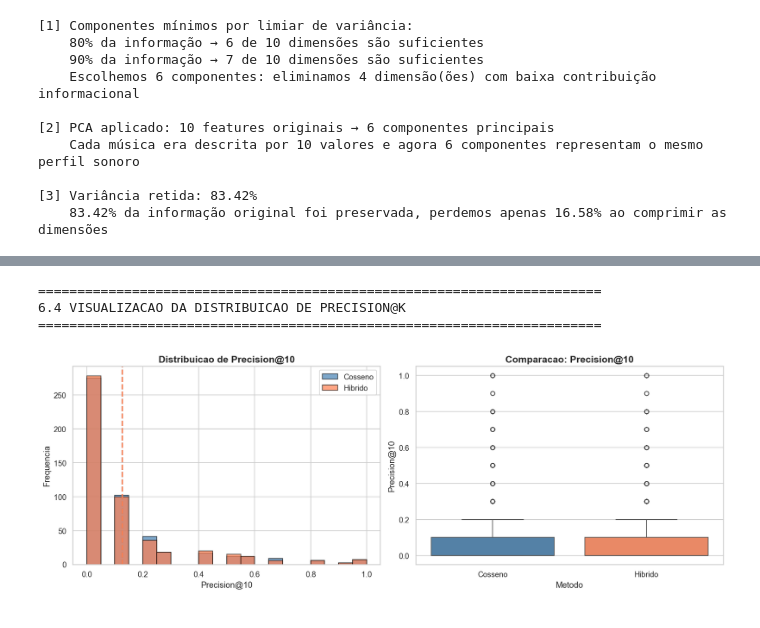
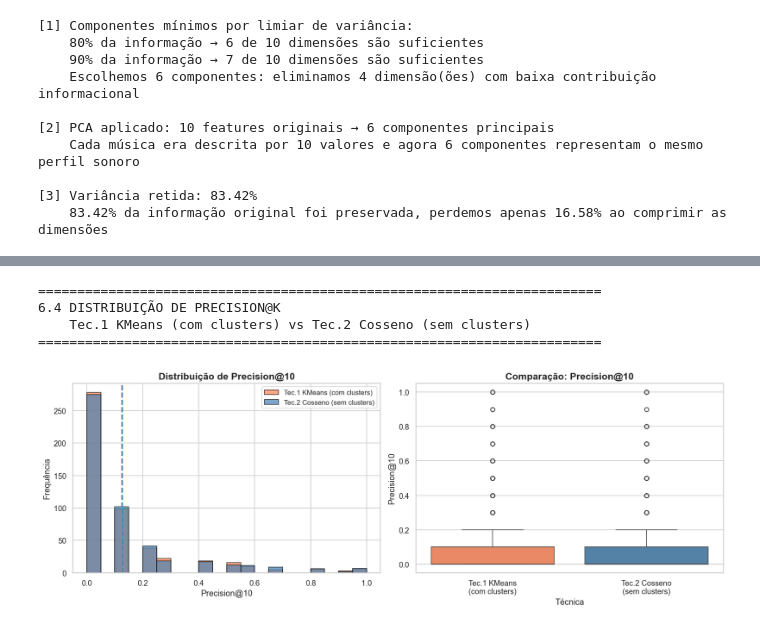
Before and after one commit to jmachadogui/analise-spotify, a Jupyter notebook: Tópicos_IV_Relatório_Mineração_Dados_Recomendação_Spotify.ipynb, the cells around one changed output, grey strips where cells are left out. Drawn from its saved outputs; the diff is of its cells as text; code cells hidden in the pictures.

```diff
--- a/Tópicos_IV_Relatório_Mineração_Dados_Recomendação_Spotify.ipynb
+++ b/Tópicos_IV_Relatório_Mineração_Dados_Recomendação_Spotify.ipynb
@@ -1197,7 +1587,7 @@ Como não possuímos feedback explícito de usuários, adotamos a estratégia am
 # 6.2 Avaliação quantitativa: Precision@K e Intra-List Similarity
 # ============================================================
 print("=" * 72)
-print("6.2 AVALIACAO QUANTITATIVA: PRECISION@K E INTRA-LIST SIMILARITY")
+print("6.2 AVALIAÇÃO QUANTITATIVA: PRECISION@K E INTRA-LIST SIMILARITY")
 print("=" * 72)
 
 
@@ -1244,16 +1634,18 @@ def evaluate_precision_at_k(
     return np.array(precisions), np.array(intra_similarities)
 
 
-print("[1] Avaliando Similaridade de Cosseno (pode levar alguns segundos)...")
+print("[1] Avaliando Técnica 1: KMeans (filtra por cluster + dist. Euclidiana)...")
+prec_kmeans, intra_kmeans = evaluate_precision_at_k(
+    recommend_kmeans, df, X_scaled, sample_size=500, top_n=10
+)
+
+print("[2] Avaliando Técnica 2: Cosseno (catálogo completo, SEM clusters)...")
 prec_cosine, intra_cosine = evaluate_precision_at_k(
     recommend_cosine, df, X_scaled, sample_size=500, top_n=10
 )
 
-print("[2] Avaliando metodo Hibrido (Cluster + Cosseno)...")
-prec_hybrid, intra_hybrid = evaluate_precision_at_k(
-    recommend_hybrid, df, X_scaled, sample_size=500, top_n=10
-)
-
-print("\n[3] Avaliacao concluida!")
+print("\n[3] Avaliação concluída!")
+print(f"    Tec.1 KMeans — Precision@10 média: {prec_kmeans.mean():.4f}")
+print(f"    Tec.2 Cosseno — Precision@10 média: {prec_cosine.mean():.4f}")
 # %% [output]
 ========================================================================
@@ -1323,54 +1747,62 @@ Intra-List Similarity (media)  0.9330                    0.9316
 # 6.4 Visualização da distribuição de Precision@K
 # ============================================================
 print("=" * 72)
-print("6.4 VISUALIZACAO DA DISTRIBUICAO DE PRECISION@K")
+print("6.4 DISTRIBUIÇÃO DE PRECISION@K")
+print("    Tec.1 KMeans (com clusters) vs Tec.2 Cosseno (sem clusters)")
 print("=" * 72)
 
 fig, axes = plt.subplots(1, 2, figsize=(14, 5))
 
 # Histogramas sobrepostos
 axes[0].hist(
+    prec_kmeans,
+    bins=20,
+    alpha=0.7,
+    color="coral",
+    label="Tec.1 KMeans (com clusters)",
+    edgecolor="black",
+)
+axes[0].hist(
     prec_cosine,
     bins=20,
     alpha=0.7,
     color="steelblue",
-    label="Cosseno",
+    label="Tec.2 Cosseno (sem clusters)",
     edgecolor="black",
 )
-axes[0].hist(
-    prec_hybrid, bins=20, alpha=0.7, color="coral", label="Hibrido", edgecolor="black"
-)
+axes[0].axvline(prec_kmeans.mean(), color="coral", linestyle="--", linewidth=2)
 axes[0].axvline(prec_cosine.mean(), color="steelblue", linestyle="--", linewidth=2)
-axes[0].axvline(prec_hybrid.mean(), color="coral", linestyle="--", linewidth=2)
 axes[0].set_xlabel("Precision@10", fontsize=12)
-axes[0].set_ylabel("Frequencia", fontsize=12)
-axes[0].set_title("Distribuicao de Precision@10", fontsize=14, fontweight="bold")
-axes[0].legend(fontsize=11)
+axes[0].set_ylabel("Frequência", fontsize=12)
+axes[0].set_title("Distribuição de Precision@10", fontsize=14, fontweight="bold")
+axes[0].legend(fontsize=10)
 
 # Boxplot comparativo
 data_box = pd.DataFrame(
     {
-        "Precision@10": np.concatenate([prec_cosine, prec_hybrid]),
-        "Metodo": ["Cosseno"] * len(prec_cosine) + ["Hibrido"] * len(prec_hybrid),
+        "Precision@10": np.concatenate([prec_kmeans, prec_cosine]),
+        "Técnica": ["Tec.1 KMeans\n(com clusters)"] * len(prec_kmeans)
+        + ["Tec.2 Cosseno\n(sem clusters)"] * len(prec_cosine),
     }
 )
 sns.boxplot(
     data=data_box,
-    x="Metodo",
+    x="Técnica",
     y="Precision@10",
     ax=axes[1],
-    palette=["steelblue", "coral"],
+    palette=["coral", "steelblue"],
 )
-axes[1].set_title("Comparacao: Precision@10", fontsize=14, fontweight="bold")
+axes[1].set_title("Comparação: Precision@10", fontsize=14, fontweight="bold")
 
 plt.tight_layout()
 plt.savefig("resultados/20_comparacao_precision.png", dpi=150, bbox_inches="tight")
 plt.show()
 # %% [output]
 ========================================================================
-6.4 VISUALIZACAO DA DISTRIBUICAO DE PRECISION@K
+6.4 DISTRIBUIÇÃO DE PRECISION@K
+    Tec.1 KMeans (com clusters) vs Tec.2 Cosseno (sem clusters)
 ========================================================================
-[figure, old version]
+[figure, new version]
 # %%
 # ============================================================
 # 6.5 Análise por gênero: Precision@K por gênero
```
Also changed, not shown: parts of 27 cells of this notebook, 12 other files.
